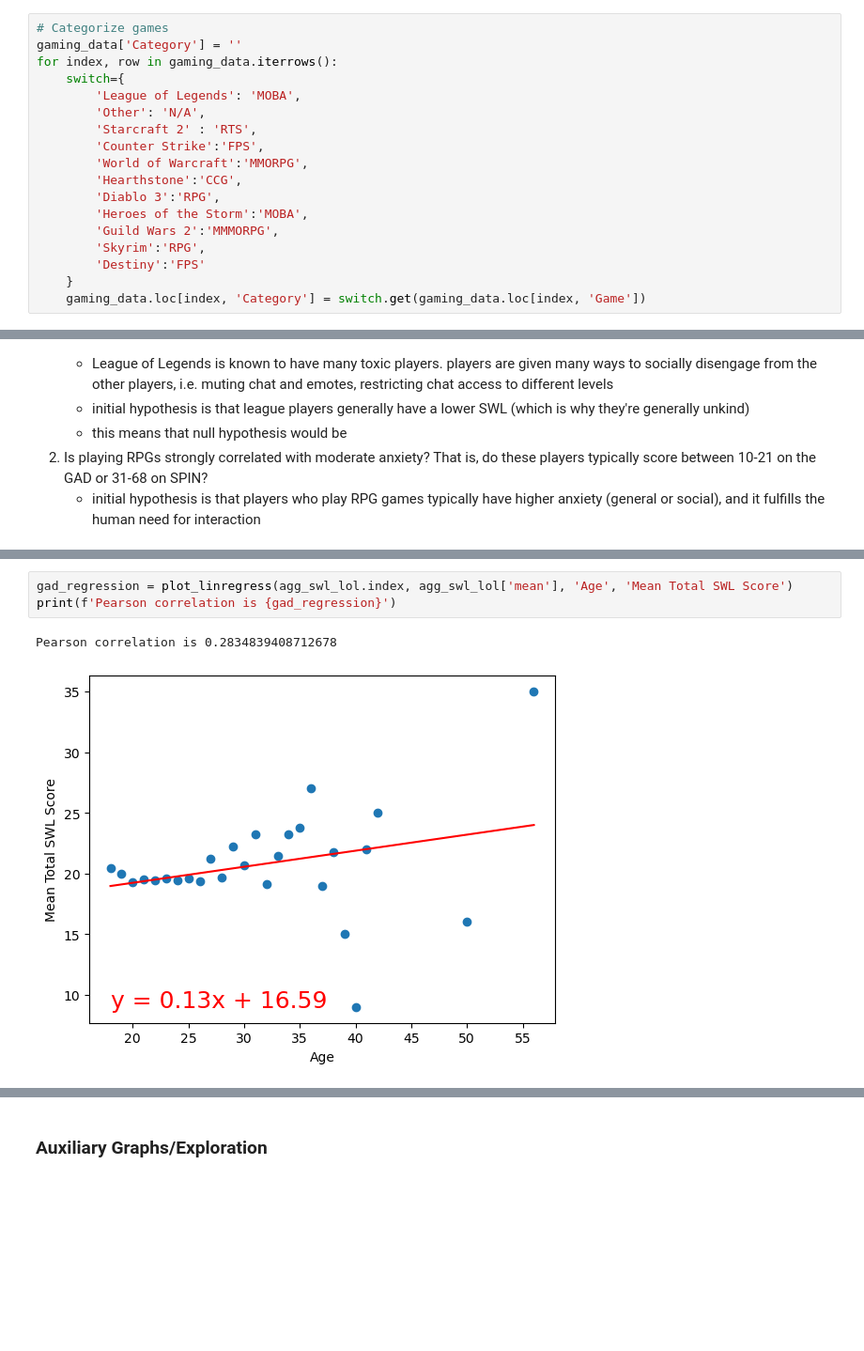
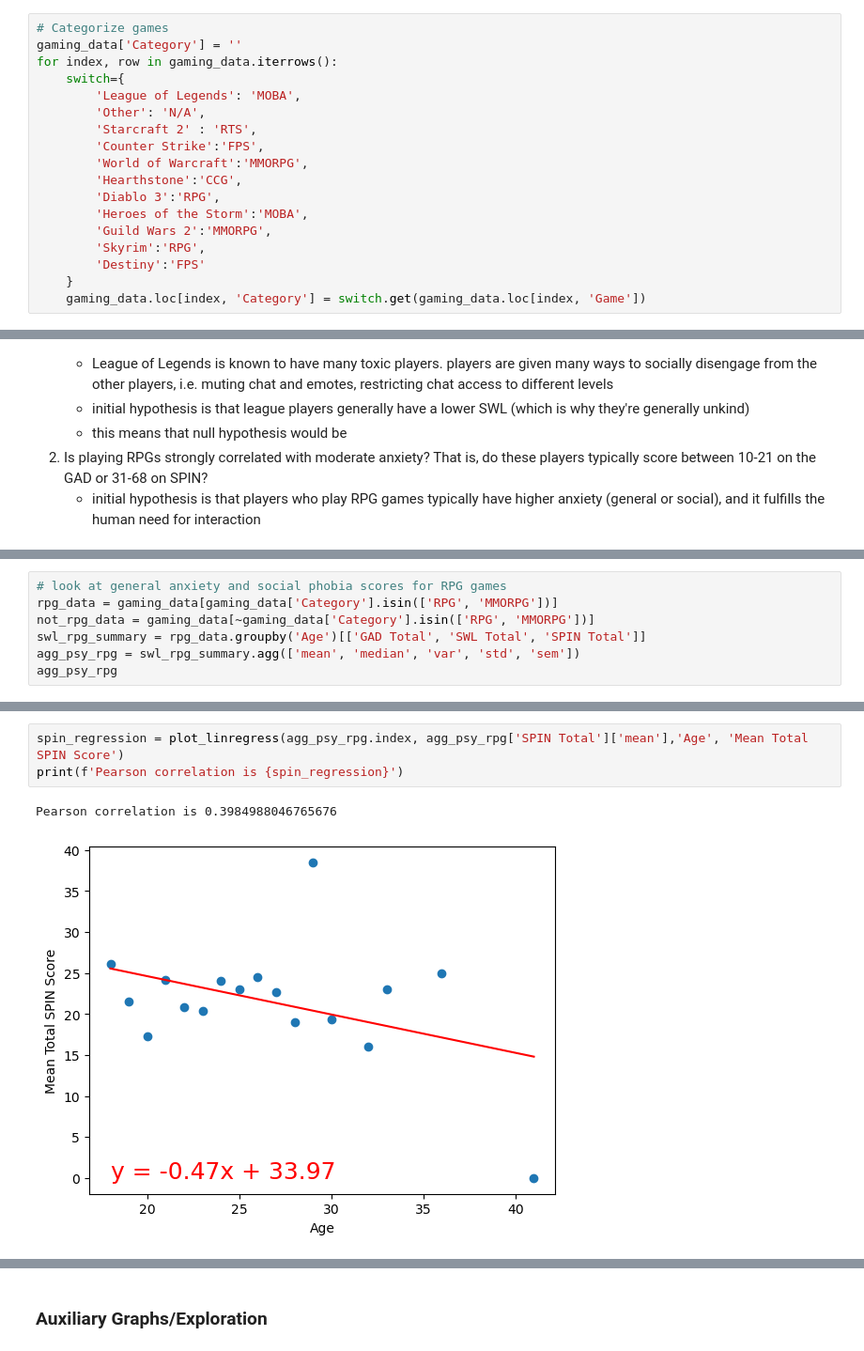
Before and after one commit to ComfyKoala/Project_1_Group_1, a Jupyter notebook: nikkos_analysis/nikkos_analysis.ipynb, the cells around one changed output, grey strips where cells are left out. Shown at 94% size. Drawn from its saved outputs; the diff is of its cells as text; blank space fills up the shorter version.

```diff
--- a/nikkos_analysis/nikkos_analysis.ipynb
+++ b/nikkos_analysis/nikkos_analysis.ipynb
@@ -64,7 +70,7 @@ for index, row in gaming_data.iterrows():
         'Hearthstone':'CCG',
         'Diablo 3':'RPG',
         'Heroes of the Storm':'MOBA',
-        'Guild Wars 2':'MMMORPG',
+        'Guild Wars 2':'MMORPG',
         'Skyrim':'RPG',
         'Destiny':'FPS'
     }
@@ -155,0 +234,7 @@ plot_linregress(agg_swl_lol.index, agg_swl_lol['mean'],'Age', 'Mean Total SWL Sc
+# %%
+# look at general anxiety and social phobia scores for RPG games
+rpg_data = gaming_data[gaming_data['Category'].isin(['RPG', 'MMORPG'])]
+not_rpg_data = gaming_data[~gaming_data['Category'].isin(['RPG', 'MMORPG'])]
+swl_rpg_summary = rpg_data.groupby('Age')[['GAD Total', 'SWL Total', 'SPIN Total']]
+agg_psy_rpg = swl_rpg_summary.agg(['mean', 'median', 'var', 'std', 'sem'])
+agg_psy_rpg
@@ -156,6 +270,6 @@ plot_linregress(agg_swl_lol.index, agg_swl_lol['mean'],'Age', 'Mean Total SWL Sc
 # %%
-gad_regression = plot_linregress(agg_swl_lol.index, agg_swl_lol['mean'], 'Age', 'Mean Total SWL Score')
-print(f'Pearson correlation is {gad_regression}')
+spin_regression = plot_linregress(agg_psy_rpg.index, agg_psy_rpg['SPIN Total']['mean'],'Age', 'Mean Total SPIN Score')
+print(f'Pearson correlation is {spin_regression}')
 # %% [output]
-Pearson correlation is 0.2834839408712678
+Pearson correlation is 0.3984988046765676
-[figure, old version]
+[figure, new version]
```
Also changed, not shown: parts of 27 cells of this notebook.
